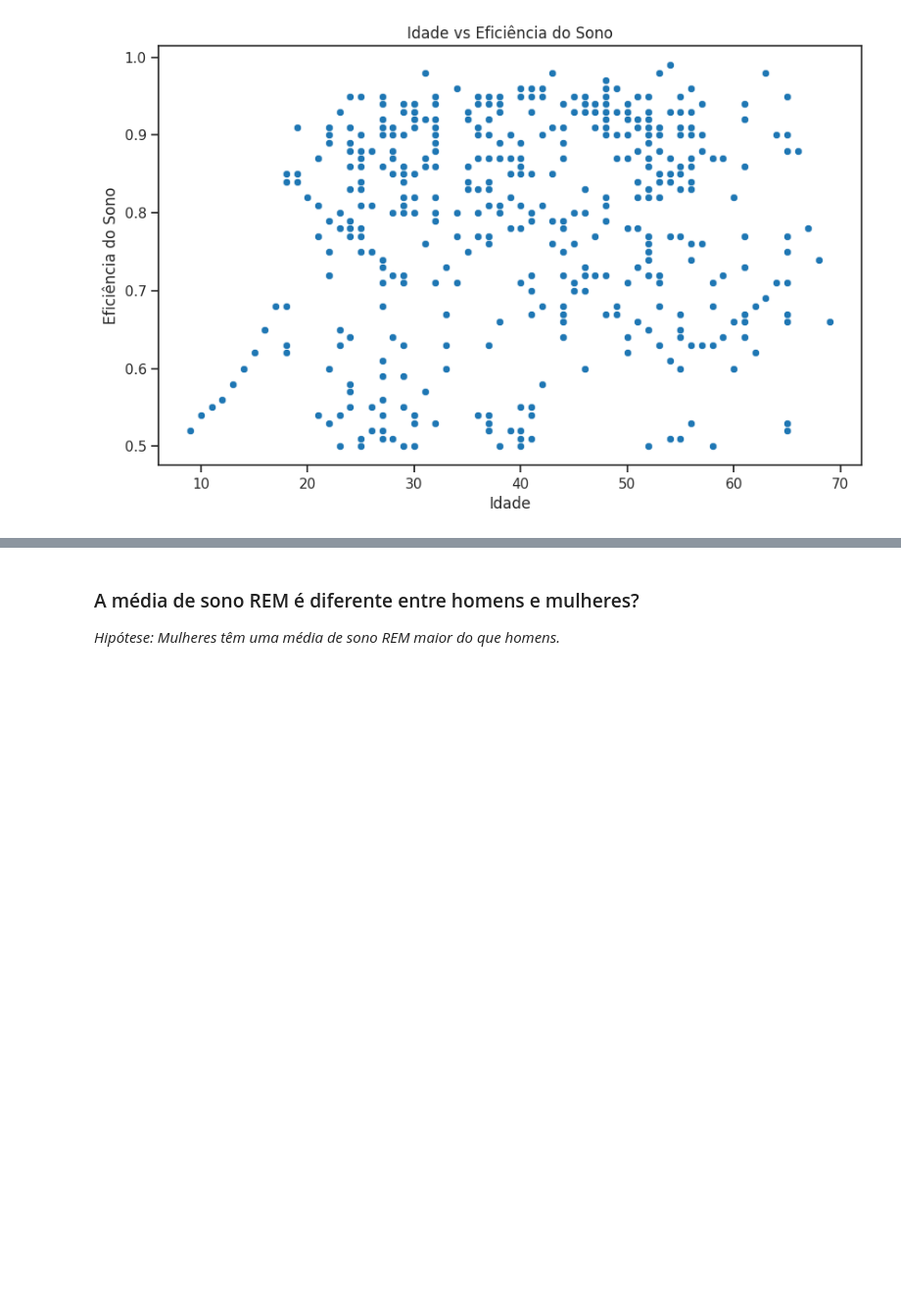
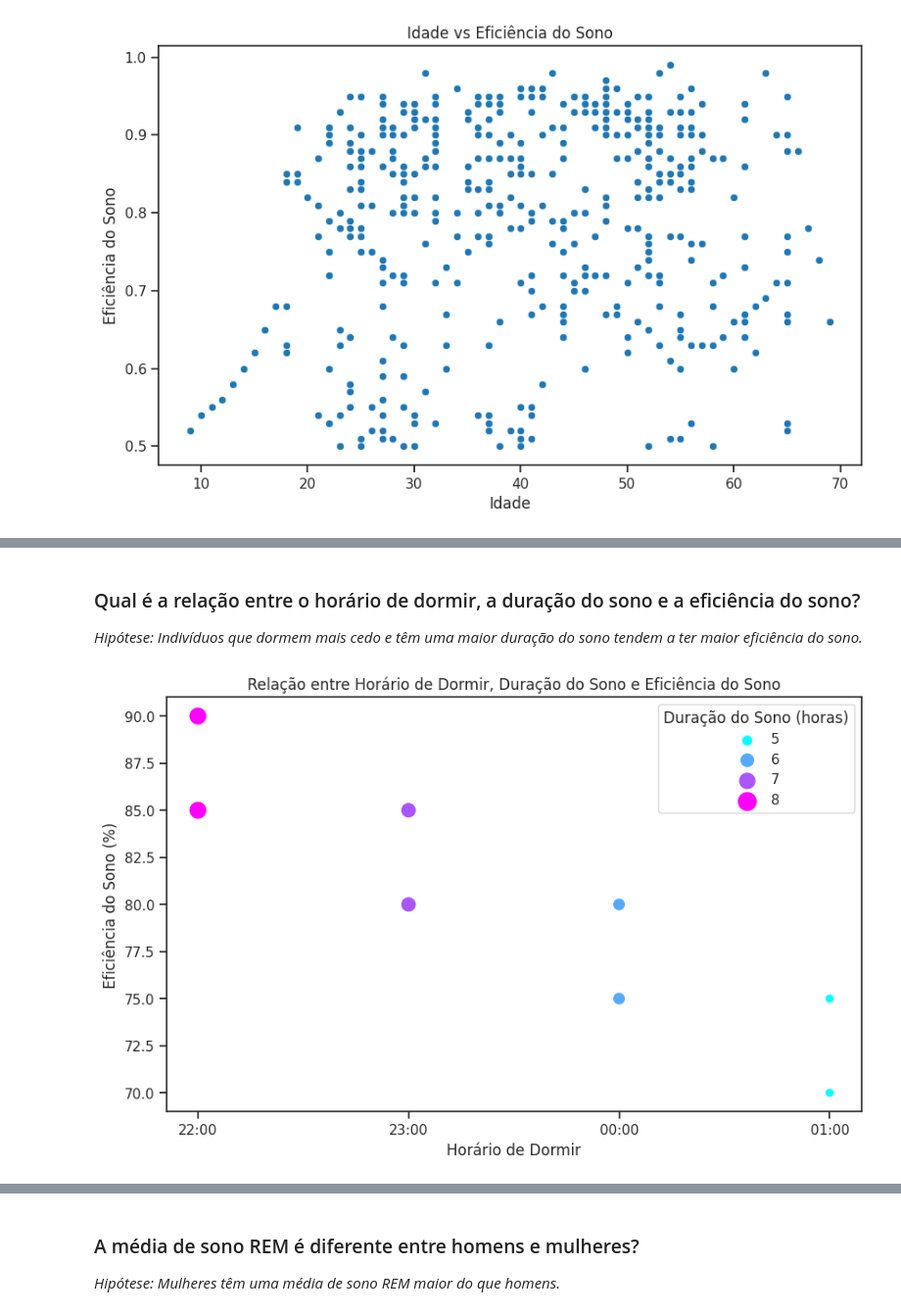
Before and after one commit to KesavaS2/Kesava_Menezes, a Jupyter notebook: notebooks/01-exploratory_data_analysis.ipynb, the cells around one changed output, grey strips where cells are left out. Shown: that part at 98% size. Cells and saved outputs as stored; diff of their text form; code cells hidden in the pictures; blank space fills up the shorter version.

```diff
--- a/notebooks/01-exploratory_data_analysis.ipynb
+++ b/notebooks/01-exploratory_data_analysis.ipynb
@@ -164,0 +259,22 @@ plt.show()
+# %% [markdown]
+### Qual é a relação entre o horário de dormir, a duração do sono e a eficiência do sono?
+
+_Hipótese: Indivíduos que dormem mais cedo e têm uma maior duração do sono tendem a ter maior eficiência do sono._
+# %%
+# Qual é a relação entre o horário de dormir, a duração do sono e a eficiência do sono?
+
+df = pd.DataFrame({
+    'horario_dormir': ['22:00', '23:00', '00:00', '01:00', '22:00', '23:00', '00:00', '01:00'],
+    'duracao_sono': [8, 7, 6, 5, 8, 7, 6, 5],
+    'eficiencia_sono': [85, 80, 75, 70, 90, 85, 80, 75]
+})
+
+plt.figure(figsize=(10, 6))
+sns.scatterplot(data=df, x='horario_dormir', y='eficiencia_sono', hue='duracao_sono', palette='cool', size='duracao_sono', sizes=(50, 200))
+plt.title('Relação entre Horário de Dormir, Duração do Sono e Eficiência do Sono')
+plt.xlabel('Horário de Dormir')
+plt.ylabel('Eficiência do Sono (%)')
+plt.legend(title='Duração do Sono (horas)')
+plt.show()
+# %% [output]
+[figure, added]
```
Also changed, not shown: parts of 50 cells of this notebook.
